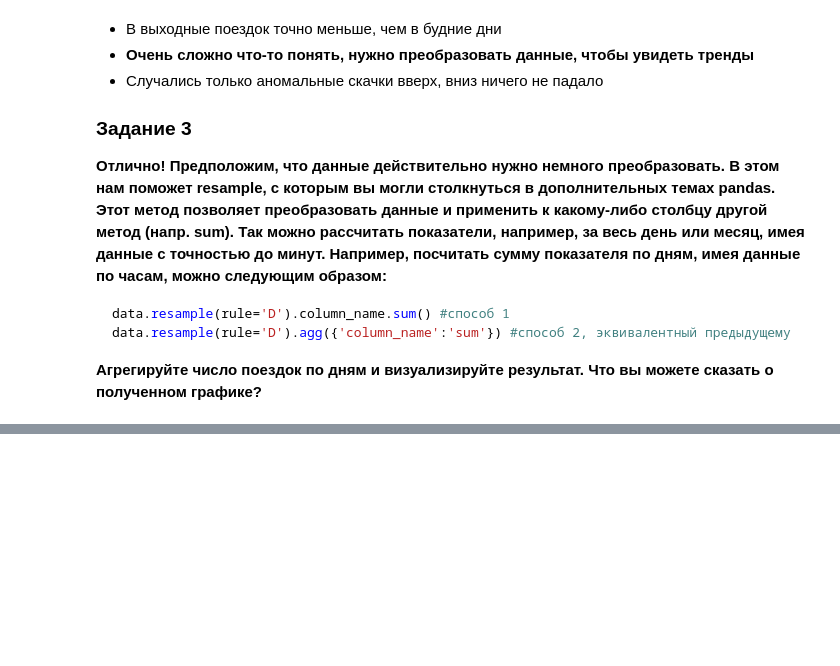
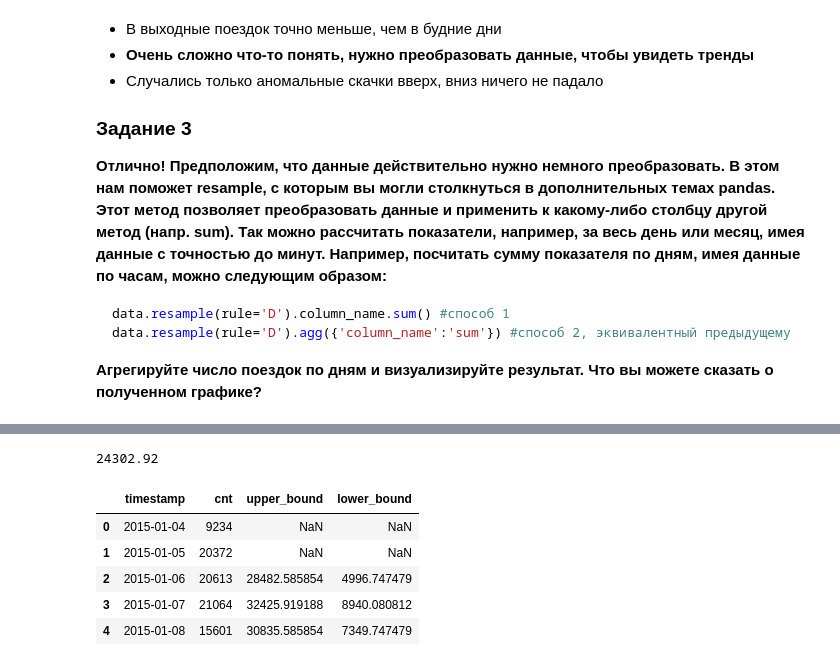
Before and after one commit to QuantumFluxx/karpov_courses, a Jupyter notebook: Статистика/Статистический вывод/Минипроект 3.ipynb, the cells around one changed output, grey strips where cells are left out. Saved outputs shown, nothing was run; the diff lists cells and outputs as text; code cells hidden in the pictures; blank space fills up the shorter version.

```diff
--- a/Статистика/Статистический вывод/Минипроект 3.ipynb
+++ b/Статистика/Статистический вывод/Минипроект 3.ipynb
@@ -180,0 +157,3 @@ dtype: object
+# %%
+by_day = london.resample('D').cnt.sum().reset_index()
+by_day.head(3)
@@ -180,0 +217,15 @@ dtype: object
+# %%
+round(upper_bound.loc[730], 2)
+# %% [output]
+24302.92
+# %%
+by_day['upper_bound'] = upper_bound
+by_day['lower_bound'] = lower_bound
+by_day.head()
+# %% [output]
+|  | timestamp | cnt | upper_bound | lower_bound |
+| 0 | 2015-01-04 | 9234 | NaN | NaN |
+| 1 | 2015-01-05 | 20372 | NaN | NaN |
+| 2 | 2015-01-06 | 20613 | 28482.585854 | 4996.747479 |
+| 3 | 2015-01-07 | 21064 | 32425.919188 | 8940.080812 |
+| 4 | 2015-01-08 | 15601 | 30835.585854 | 7349.747479 |
```
Also changed, not shown: parts of 22 cells of this notebook, 3 other files.
